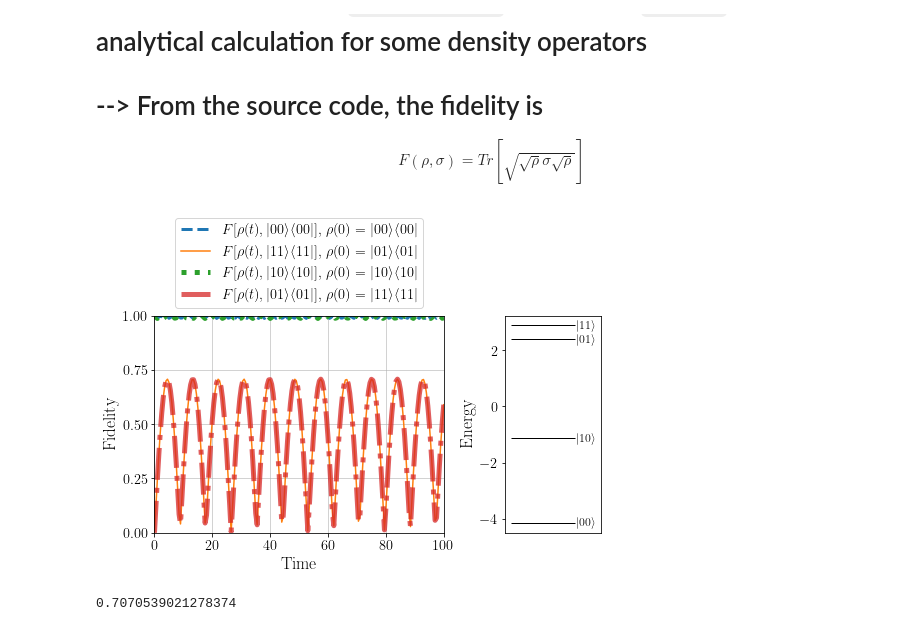
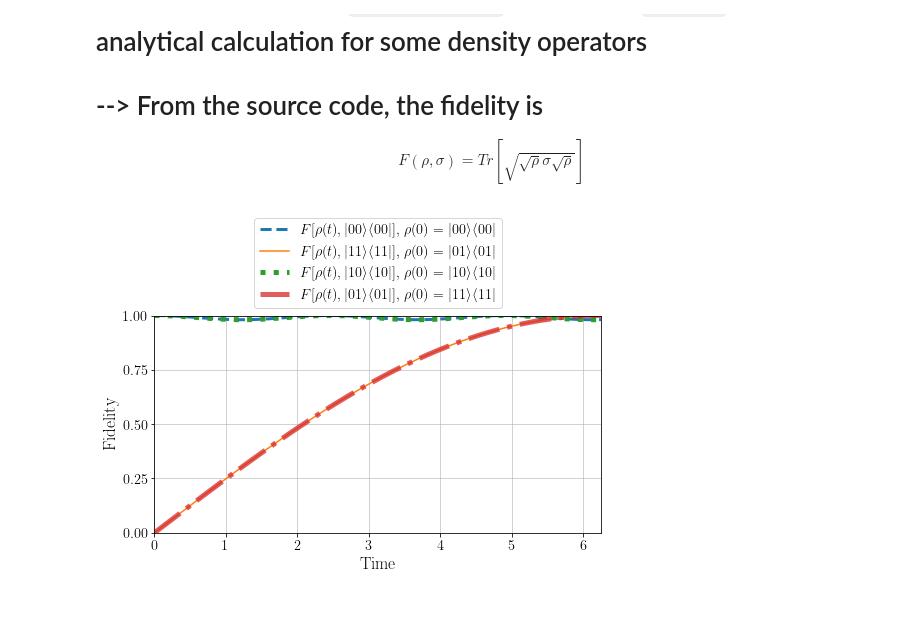
Before and after one commit to jam31118/kias-snu-winter-camp-2022, a Jupyter notebook: driven-two-interacting-qubit/driven-two-interacting-qubits.ipynb, the cells around one changed output. Saved outputs shown, nothing was run; the diff lists cells and outputs as text; code cells hidden in the pictures.

```diff
--- a/driven-two-interacting-qubit/driven-two-interacting-qubits.ipynb
+++ b/driven-two-interacting-qubit/driven-two-interacting-qubits.ipynb
@@ -31,9 +31,14 @@ assert J >= 0.
 Omega_2J_ratio = 0.4 # 0.3 # 0.2 # 0.1 # 0.05 # 0.1
 Omega = Omega_2J_ratio * 2*J
 
-del0 = 2*J + Omega
-del1_del0_ratio = 3. # 1. # 1.5 # 2.1
-del1 = del1_del0_ratio * del0
+g = - J
+del0 = - 2.*g
+del1 = 0.
+
+
+# del0 = 2*J + Omega
+# del1_del0_ratio = 3. # 1. # 1.5 # 2.1
+# del1 = del1_del0_ratio * del0
 
 # del0_ratio = 2.1 # 1.3
 # del0 = del0_ratio*(-1)*(2*J)# 0.
@@ -126,9 +131,9 @@ for j in range(N):
 # H += (- J01) * sigzsigz
 H = H0 + Hdrive
 # %%
-# T_pi = np.pi / (wR[0])
+T_pi = np.pi / (wR[0])
 
-tmax = 100 # 50 # 20 # 10. # T_pi # 10
+tmax = T_pi # 100 # 50 # 20 # 10. # T_pi # 10
 t = np.linspace(0,tmax,201)
 # %%
 params = (f"w0-{w[0]:.4g}-w1-{w[1]:.4g}-wmw0-{wmw[0]:.4g}-wmw1"
@@ -335,6 +340,6 @@ fidel_11_11_from_01_01.shape
 # %% [output]
 (201,)
 # %%
-assert not np.any(np.abs(np.imag(res_01_01.expect)).max() > 1e-15)
-fidel_11_11_from_01_01 = np.real(res_01_01.expect)
+# assert not np.any(np.abs(np.imag(res_01_01.expect)).max() > 1e-15)
+# fidel_11_11_from_01_01 = np.real(res_01_01.expect)
 # %%
@@ -372,52 +375,51 @@ $$
 F(\rho,\sigma) = Tr\left[\sqrt{\sqrt{\rho}\sigma\sqrt{\rho}}\right]
 $$
 # %%
-fig, axes = plt.subplots(ncols=2, figsize=(7,5), constrained_layout=True,
-                         gridspec_kw=dict(width_ratios=[3,1]))
+fig, ax = plt.subplots(ncols=1, figsize=(7,5), constrained_layout=True,
+#                          gridspec_kw=dict(width_ratios=[3,1])
+                      )
 
-ax = axes[0]
+# ax = axes[0]
 l_00_from_00, = ax.plot(t, fidel_00_00_from_00_00, lw=3, ls='--')
 l_11_from_01, = ax.plot(t, fidel_11_11_from_01_01)
 l_10_from_10, = ax.plot(t, fidel_10_10_from_10_10, lw=5, ls=':')
 l_01_from_11, = ax.plot(t, fidel_01_01_from_11_11, lw=5, ls='-.', alpha=0.75)
 ax.set_xlim(t[[0,-1]])
 ax.set_xlabel(r"Time")
 ax.set_ylabel("Fidelity")
 ax.legend(
     [l_00_from_00, l_11_from_01, l_10_from_10, l_01_from_11],
     [r"$F[\rho(t), |00\rangle\langle 00|]$, $\rho(0)=|00\rangle\langle 00|$",
      r"$F[\rho(t), |11\rangle\langle 11|]$, $\rho(0)=|01\rangle\langle 01|$",
      r"$F[\rho(t), |10\rangle\langle 10|]$, $\rho(0)=|10\rangle\langle 10|$",
      r"$F[\rho(t), |01\rangle\langle 01|]$, $\rho(0)=|11\rangle\langle 11|$"
     ],
     loc='lower center',
     bbox_to_anchor=(0.5,1)
 )
 ax.yaxis.set_ticks([0,0.25,0.5,0.75,1])
 ax.grid(True, alpha=0.75, lw=0.75)
 ax.set_axisbelow(True)
 
 
 # l_10_from_10.set_visible(False)
 # l_11_from_01.set_visible(False)
 # l_01_from_11.set_visible(False)
 ax.set_ylim(0,1)
 
 
-ax = axes[1]
-ax.hlines(eigvals, 0, 1, color='k', lw=1.)
-for eigval, label in zip(eigvals_ana, eigvals_labels_sorted):
-    ax.text(1.02, eigval, fr"$|{label}\rangle$", va='center', ha='left', fontsize='large')
-ax.set_xlim(-0.1,1.4)
-ax.set_ylabel("Energy")
-ax.xaxis.set_ticks([])
+# ax = axes[1]
+# ax.hlines(eigvals, 0, 1, color='k', lw=1.)
+# for eigval, label in zip(eigvals_ana, eigvals_labels_sorted):
+#     ax.text(1.02, eigval, fr"$|{label}\rangle$", va='center', ha='left', fontsize='large')
+# ax.set_xlim(-0.1,1.4)
+# ax.set_ylabel("Energy")
+# ax.xaxis.set_ticks([])
 
-# fig.savefig(f"fidelities-test-037-{params}.png")
+# fig.savefig(f"fidelities-test-042-{params}.svg")
 # %% [output]
-[figure, old version]
+[figure, new version]
 # %%
 fidel_11_11_from_01_01.max()
-# %% [output]
-0.7070539021278374
 # %%
 1/2**0.5
```
Also changed, not shown: parts of 26 cells of this notebook.
